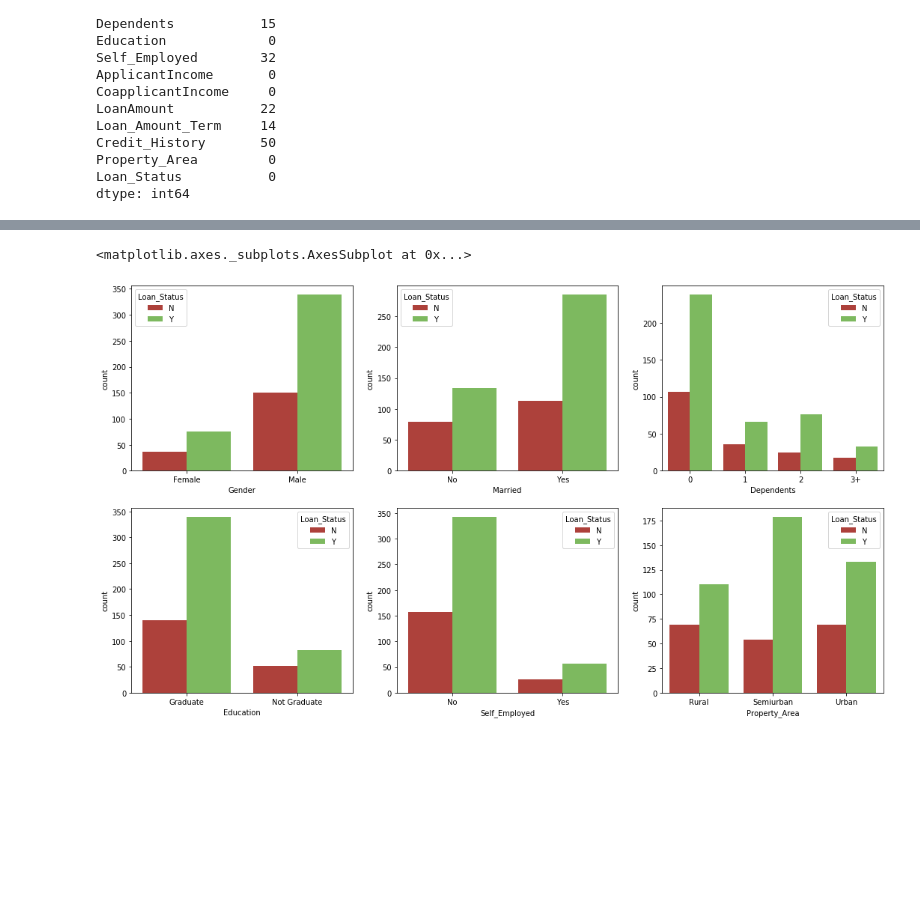
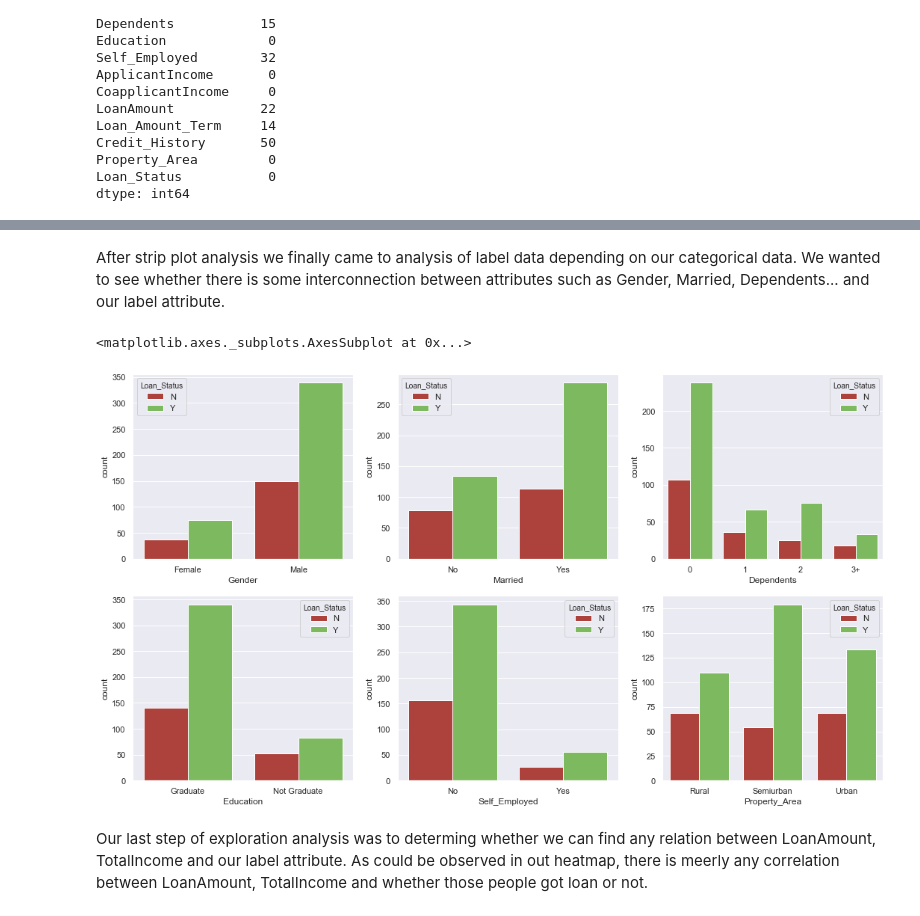
Before and after one commit to michalmokros/IB031-Project, a Jupyter notebook: jupyter-notebooks/MLProject.ipynb, the cells around one changed output, grey strips where cells are left out. Cells and saved outputs as stored; diff of their text form; code cells hidden in the pictures; blank space fills up the shorter version.

```diff
--- a/jupyter-notebooks/MLProject.ipynb
+++ b/jupyter-notebooks/MLProject.ipynb
@@ -19,9 +19,6 @@ import pandas as pd
 import numpy as np
 import seaborn as sns
 import matplotlib.pyplot as plt
-from sklearn.preprocessing import OneHotEncoder
-from sklearn.pipeline import make_pipeline
-from sklearn.impute import SimpleImputer
-from sklearn.preprocessing import StandardScaler
-from sklearn.compose import ColumnTransformer
+
+sns.set()
 y_n_colors = {'N':'#C03028', 'Y':'#78C850'} # Red, Green
@@ -28,4 +27,3 @@ y_n_colors = {'N':'#C03028', 'Y':'#78C850'} # Red, Green
 # %%
-loan_approval_train = pd.read_csv("loan_approval_train.csv")
-loan_approval_test = pd.read_csv("loan_approval_test.csv")
+loan_approval_analysis = pd.read_csv("loan_approval_train.csv")
 # %%
@@ -95,14 +113,14 @@ dtype: int64
 # %%
-loan_approval_train['Gender_Coded'] = loan_approval_train.Gender.cat.codes
-loan_approval_train['Married_Coded'] = loan_approval_train.Married.cat.codes
-loan_approval_train['Dependents_Coded'] = loan_approval_train.Dependents.cat.codes
-loan_approval_train['Edication_Coded'] = loan_approval_train.Education.cat.codes
-loan_approval_train['Self_Employed_Coded'] = loan_approval_train.Self_Employed.cat.codes
-loan_approval_train['Property_Area_Coded'] = loan_approval_train.Property_Area.cat.codes
-loan_approval_train['Loan_Status_Coded'] = loan_approval_train.Loan_Status.cat.codes
-loan_approval_train['TotalIncome'] = loan_approval_train['ApplicantIncome'] + loan_approval_train['CoapplicantIncome']
+loan_approval_analysis['Gender_Coded'] = loan_approval_analysis.Gender.cat.codes
+loan_approval_analysis['Married_Coded'] = loan_approval_analysis.Married.cat.codes
+loan_approval_analysis['Dependents_Coded'] = loan_approval_analysis.Dependents.cat.codes
+loan_approval_analysis['Edication_Coded'] = loan_approval_analysis.Education.cat.codes
+loan_approval_analysis['Self_Employed_Coded'] = loan_approval_analysis.Self_Employed.cat.codes
+loan_approval_analysis['Property_Area_Coded'] = loan_approval_analysis.Property_Area.cat.codes
+loan_approval_analysis['Loan_Status_Coded'] = loan_approval_analysis.Loan_Status.cat.codes
+loan_approval_analysis['TotalIncome'] = loan_approval_analysis['ApplicantIncome'] + loan_approval_analysis['CoapplicantIncome']
 
 plt.figure(figsize=(16,9))
-sns.heatmap(loan_approval_train.corr(method='pearson'), cmap='Reds', annot=True)
+sns.heatmap(loan_approval_analysis.corr(method='pearson'), cmap='Reds', annot=True)
 # %% [output]
 <matplotlib.axes._subplots.AxesSubplot at 0x...>
@@ -132,12 +154,16 @@ sns.stripplot(x='Gender', y='LoanAmount', data=loan_approval_train, ax=ax[1,2])
+# %% [markdown]
+After strip plot analysis we finally came to analysis of label data depending on our categorical data. We wanted to see whether there is some interconnection between attributes such as Gender, Married, Dependents... and our label attribute.
 # %%
 fig, ax = plt.subplots(2, 3, figsize=(18,10))
-sns.countplot(x='Gender', hue='Loan_Status', data=loan_approval_train, palette=y_n_colors, ax=ax[0,0])
-sns.countplot(x='Married', hue='Loan_Status', data=loan_approval_train, palette=y_n_colors, ax=ax[0,1])
-sns.countplot(x='Dependents', hue='Loan_Status', data=loan_approval_train, palette=y_n_colors, ax=ax[0,2])
-sns.countplot(x='Education', hue='Loan_Status', data=loan_approval_train, palette=y_n_colors, ax=ax[1,0])
-sns.countplot(x='Self_Employed', hue='Loan_Status', data=loan_approval_train, palette=y_n_colors, ax=ax[1,1])
-sns.countplot(x='Property_Area', hue='Loan_Status', data=loan_approval_train, palette=y_n_colors, ax=ax[1,2])
+sns.countplot(x='Gender', hue='Loan_Status', data=loan_approval_analysis, palette=y_n_colors, ax=ax[0,0])
+sns.countplot(x='Married', hue='Loan_Status', data=loan_approval_analysis, palette=y_n_colors, ax=ax[0,1])
+sns.countplot(x='Dependents', hue='Loan_Status', data=loan_approval_analysis, palette=y_n_colors, ax=ax[0,2])
+sns.countplot(x='Education', hue='Loan_Status', data=loan_approval_analysis, palette=y_n_colors, ax=ax[1,0])
+sns.countplot(x='Self_Employed', hue='Loan_Status', data=loan_approval_analysis, palette=y_n_colors, ax=ax[1,1])
+sns.countplot(x='Property_Area', hue='Loan_Status', data=loan_approval_analysis, palette=y_n_colors, ax=ax[1,2])
 # %% [output]
 <matplotlib.axes._subplots.AxesSubplot at 0x...>
-[figure, old version]
+[figure, new version]
+# %% [markdown]
+Our last step of exploration analysis was to determing whether we can find any relation between LoanAmount, TotalIncome and our label attribute. As could be observed in out heatmap, there is meerly any correlation between LoanAmount, TotalIncome and whether those people got loan or not.
 # %%
```
Also changed, not shown: parts of 38 cells of this notebook.
